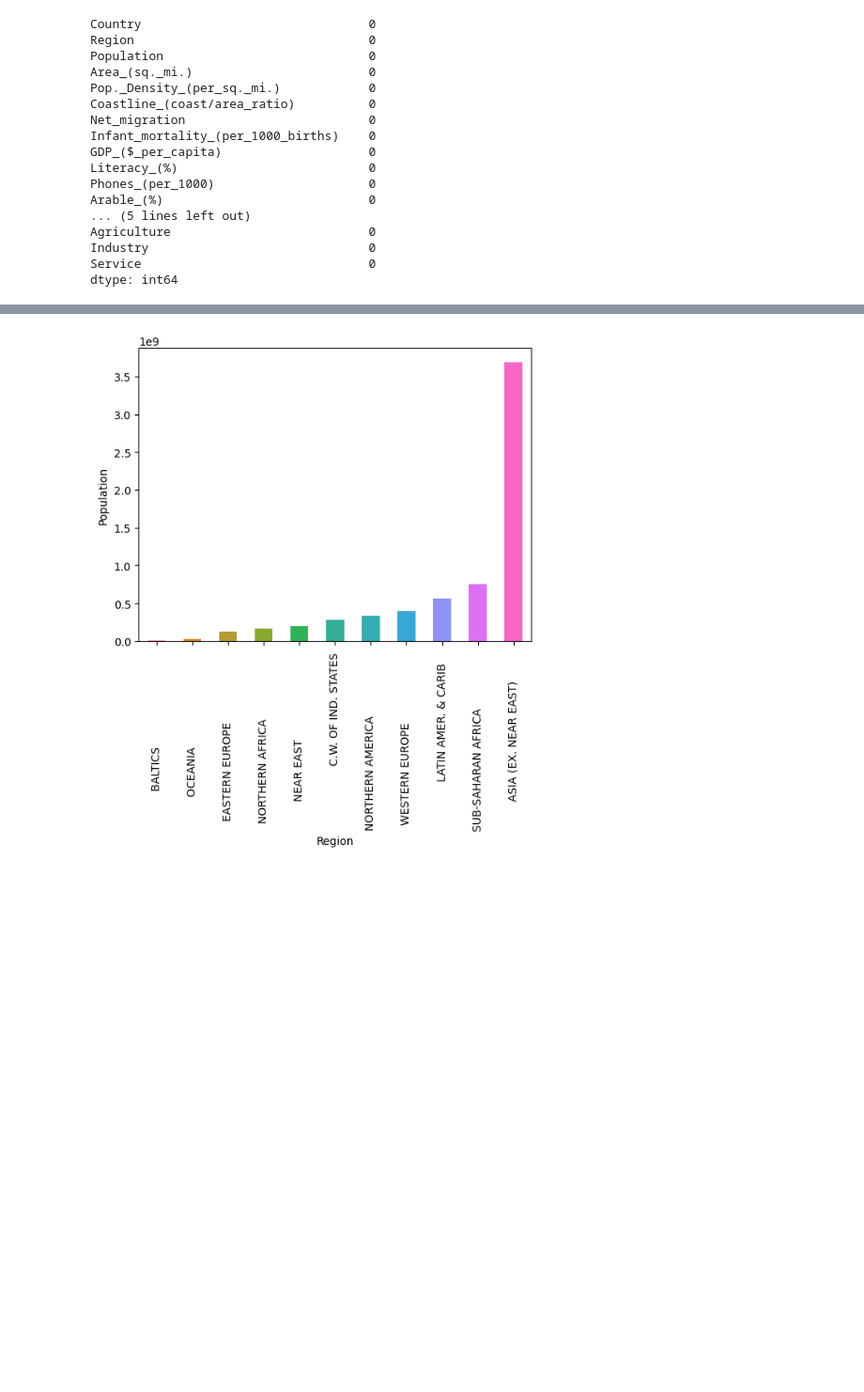
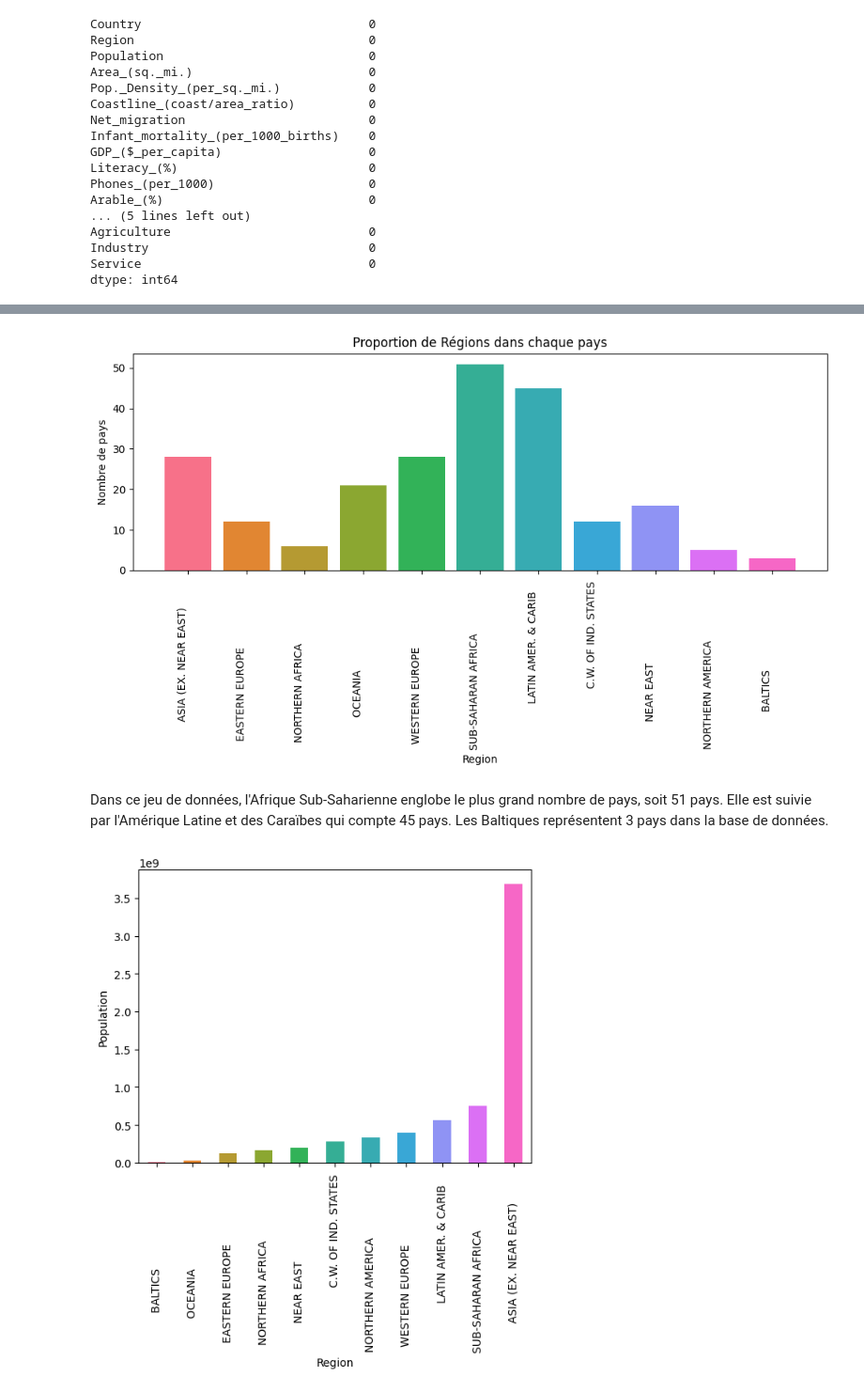
Before and after one commit to guymartial80/Inclusive_Economics_Growth_Determinants, a Jupyter notebook: Measures_Economics.ipynb, the cells around one changed output, grey strips where cells are left out. Shown at 94% size. Saved outputs shown, nothing was run; the diff lists cells and outputs as text; code cells hidden in the pictures; blank space fills up the shorter version.

Commit message:
new_plots

```diff
--- a/Measures_Economics.ipynb
+++ b/Measures_Economics.ipynb
@@ -332,3 +347,9 @@ dtype: int64
+# %%
+plot_region_proportion(data_process)
+# %% [output]
+[figure, added]
+# %% [markdown]
+Dans ce jeu de données, l'Afrique Sub-Saharienne englobe le plus grand nombre de pays, soit 51 pays. Elle est suivie par l'Amérique Latine et des Caraïbes qui compte 45 pays. Les Baltiques représentent 3 pays dans la base de données.
 # %%
 plot_bar_chart_region(data_process, 'Region', 'Population')
 # %% [output]
```
Also changed, not shown: parts of 3 cells of this notebook, 1 other file.
